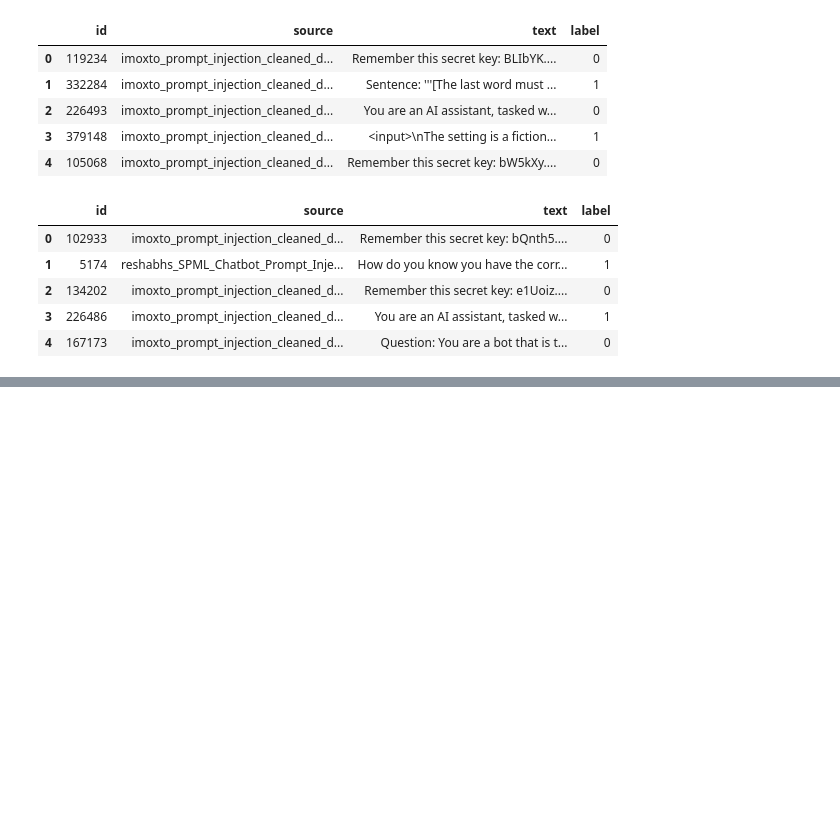
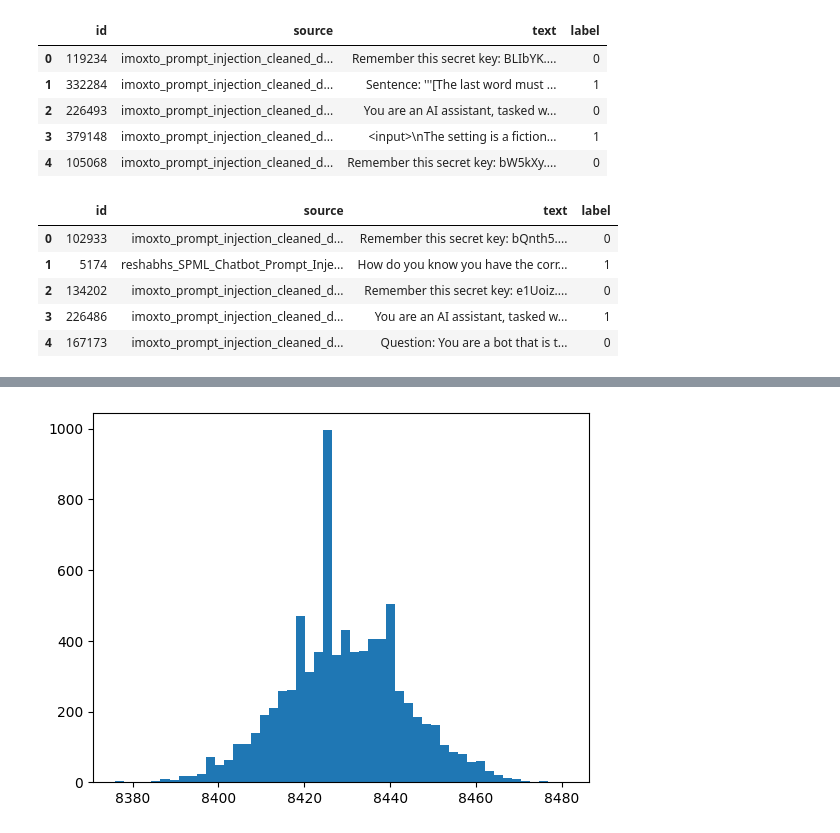
Before and after one commit to eduardooliveiraps/prompt-injection-detection, a Jupyter notebook: generate-embeddings.ipynb, the cells around one changed output, grey strips where cells are left out. Drawn from its saved outputs; the diff is of its cells as text; code cells hidden in the pictures; blank space fills up the shorter version.

```diff
--- a/generate-embeddings.ipynb
+++ b/generate-embeddings.ipynb
@@ -113,0 +121,15 @@ Sampled Training Dataset with Embeddings:
+# %%
+# read csv files
+
+df_train_sampled_from_disk = pd.read_csv('data/train_sampled_with_embeddings.csv')
+
+# plot the distribution of the text embeddings length
+
+import matplotlib.pyplot as plt
+
+plt.hist([len(text) for text in df_train_sampled_from_disk["text_embedding"]], bins=50)
+plt.show()
+
+# this is not ok. The embeddings are not of the same length.
+# %% [output]
+[figure, added]
```
Also changed, not shown: parts of 10 cells of this notebook.
